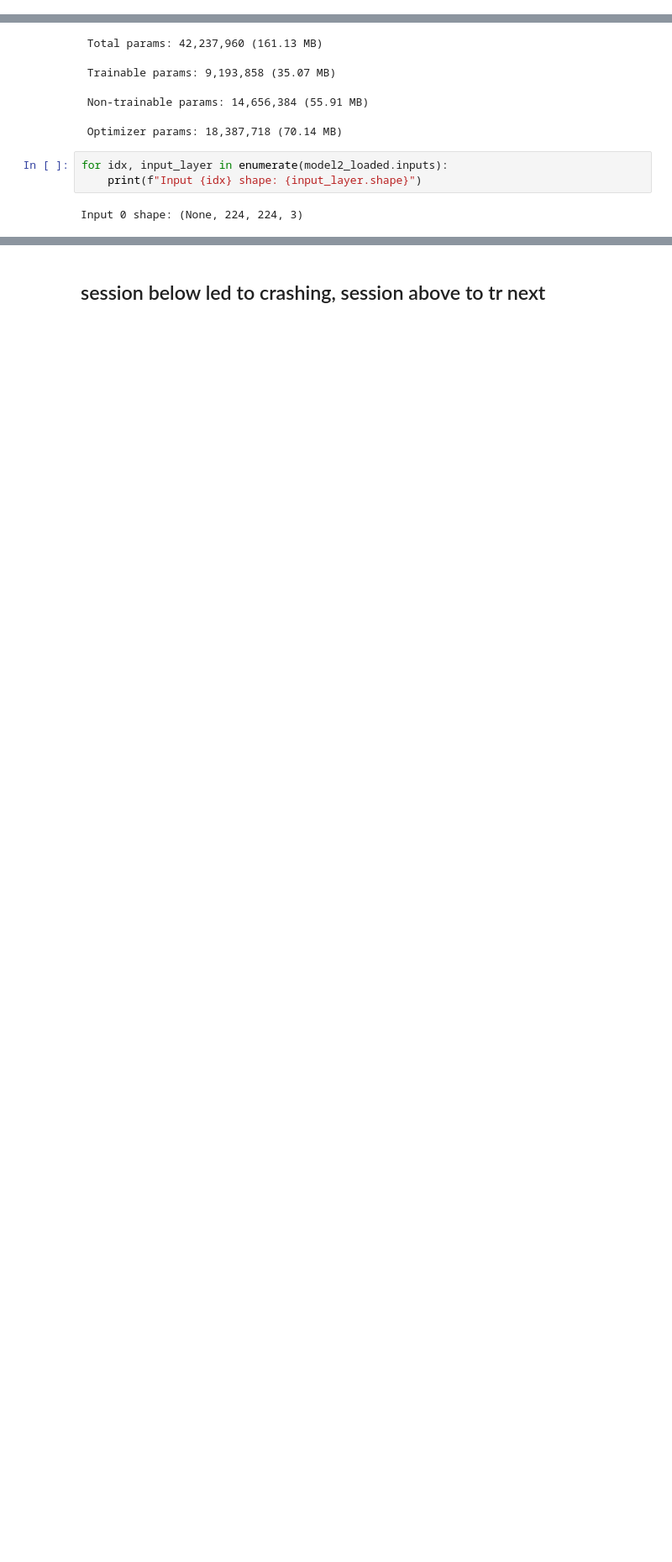
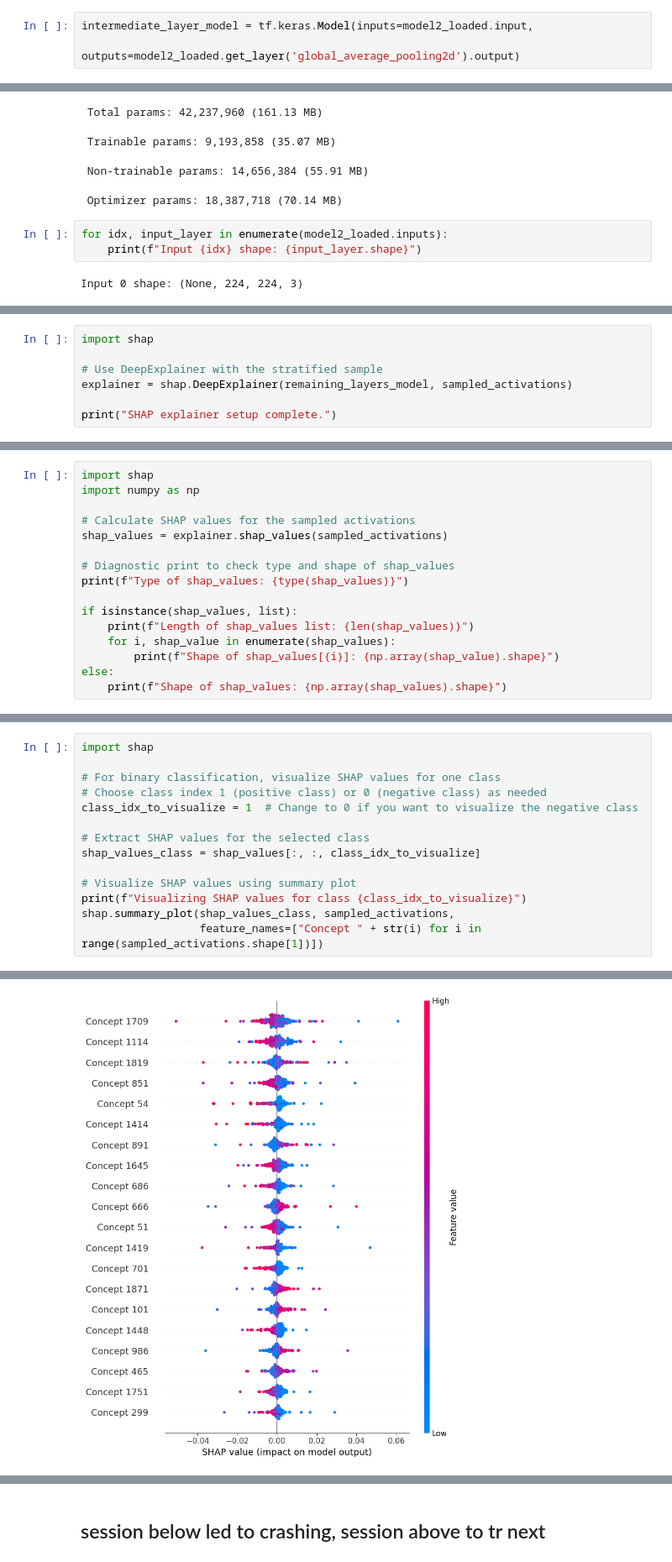
Before and after one commit to Kusakawama/MADS_CNN, a Jupyter notebook: ConceptSHAP.ipynb, the cells around one changed output, grey strips where cells are left out. Shown at 84% size. Drawn from its saved outputs; the diff is of its cells as text; blank space fills up the shorter version.

```diff
--- a/ConceptSHAP.ipynb
+++ b/ConceptSHAP.ipynb
@@ -524,6 +560,9 @@ Standard deviation of feature vectors: 0.40221792
 ## Second try
 # %%
 model2_loaded.summary()
+# %%
+intermediate_layer_model = tf.keras.Model(inputs=model2_loaded.input,
+                                          outputs=model2_loaded.get_layer('global_average_pooling2d').output)
 # %%
 import numpy as np
 
@@ -801,0 +1327,7 @@ shap.summary_plot(shap_values, all_image_activations)
+# %%
+import shap
+
+# Use DeepExplainer with the stratified sample
+explainer = shap.DeepExplainer(remaining_layers_model, sampled_activations)
+
+print("SHAP explainer setup complete.")
@@ -801,0 +1336,16 @@ shap.summary_plot(shap_values, all_image_activations)
+# %%
+import shap
+import numpy as np
+
+# Calculate SHAP values for the sampled activations
+shap_values = explainer.shap_values(sampled_activations)
+
+# Diagnostic print to check type and shape of shap_values
+print(f"Type of shap_values: {type(shap_values)}")
+
+if isinstance(shap_values, list):
+    print(f"Length of shap_values list: {len(shap_values)}")
+    for i, shap_value in enumerate(shap_values):
+        print(f"Shape of shap_values[{i}]: {np.array(shap_value).shape}")
+else:
+    print(f"Shape of shap_values: {np.array(shap_values).shape}")
@@ -801,0 +1360,15 @@ shap.summary_plot(shap_values, all_image_activations)
+# %%
+import shap
+
+# For binary classification, visualize SHAP values for one class
+# Choose class index 1 (positive class) or 0 (negative class) as needed
+class_idx_to_visualize = 1  # Change to 0 if you want to visualize the negative class
+
+# Extract SHAP values for the selected class
+shap_values_class = shap_values[:, :, class_idx_to_visualize]
+
+# Visualize SHAP values using summary plot
+print(f"Visualizing SHAP values for class {class_idx_to_visualize}")
+shap.summary_plot(shap_values_class, sampled_activations,
+                  feature_names=["Concept " + str(i) for i in range(sampled_activations.shape[1])])
+# %% [output]
@@ -801,0 +1376 @@ shap.summary_plot(shap_values, all_image_activations)
+[figure, added]
```
Also changed, not shown: parts of 72 cells of this notebook.
